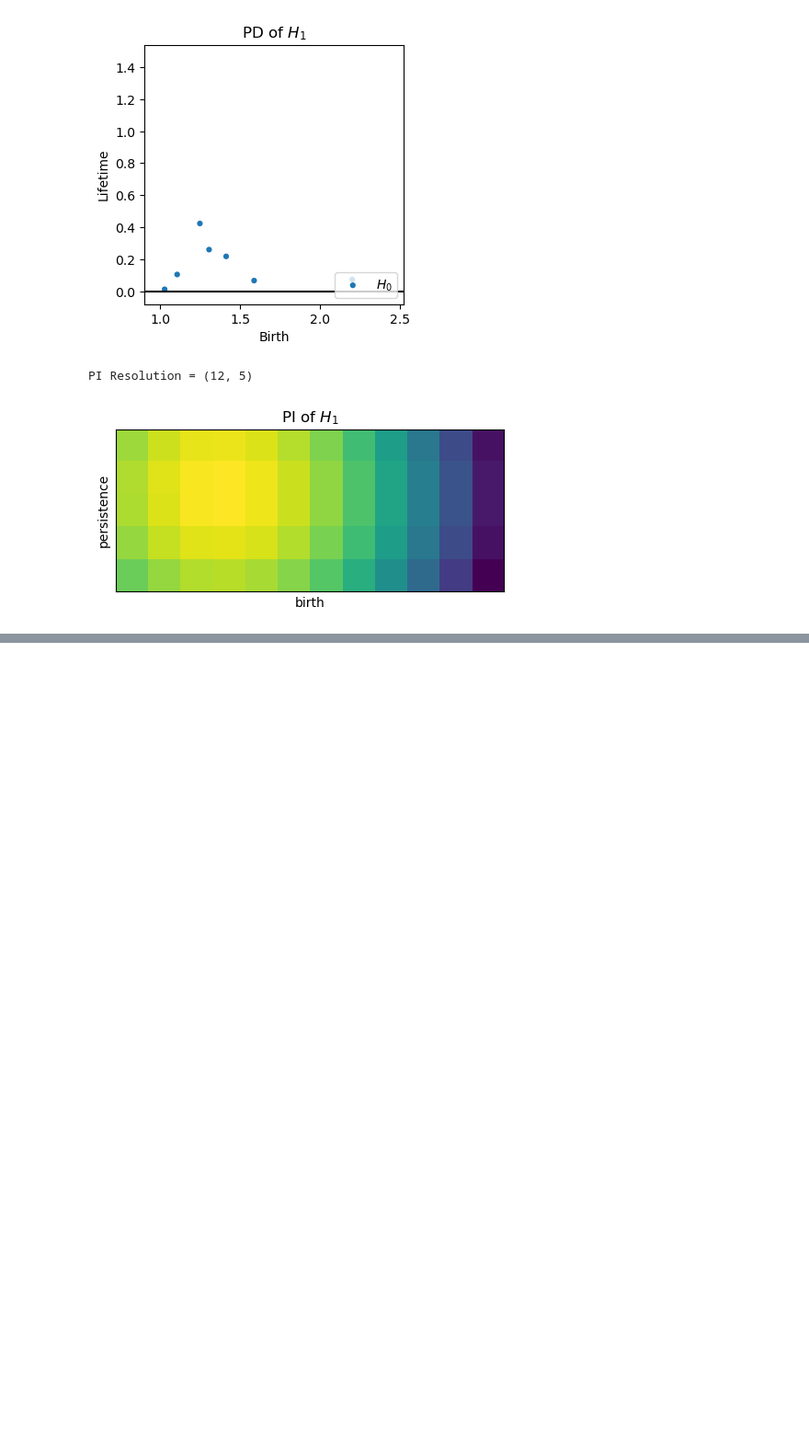
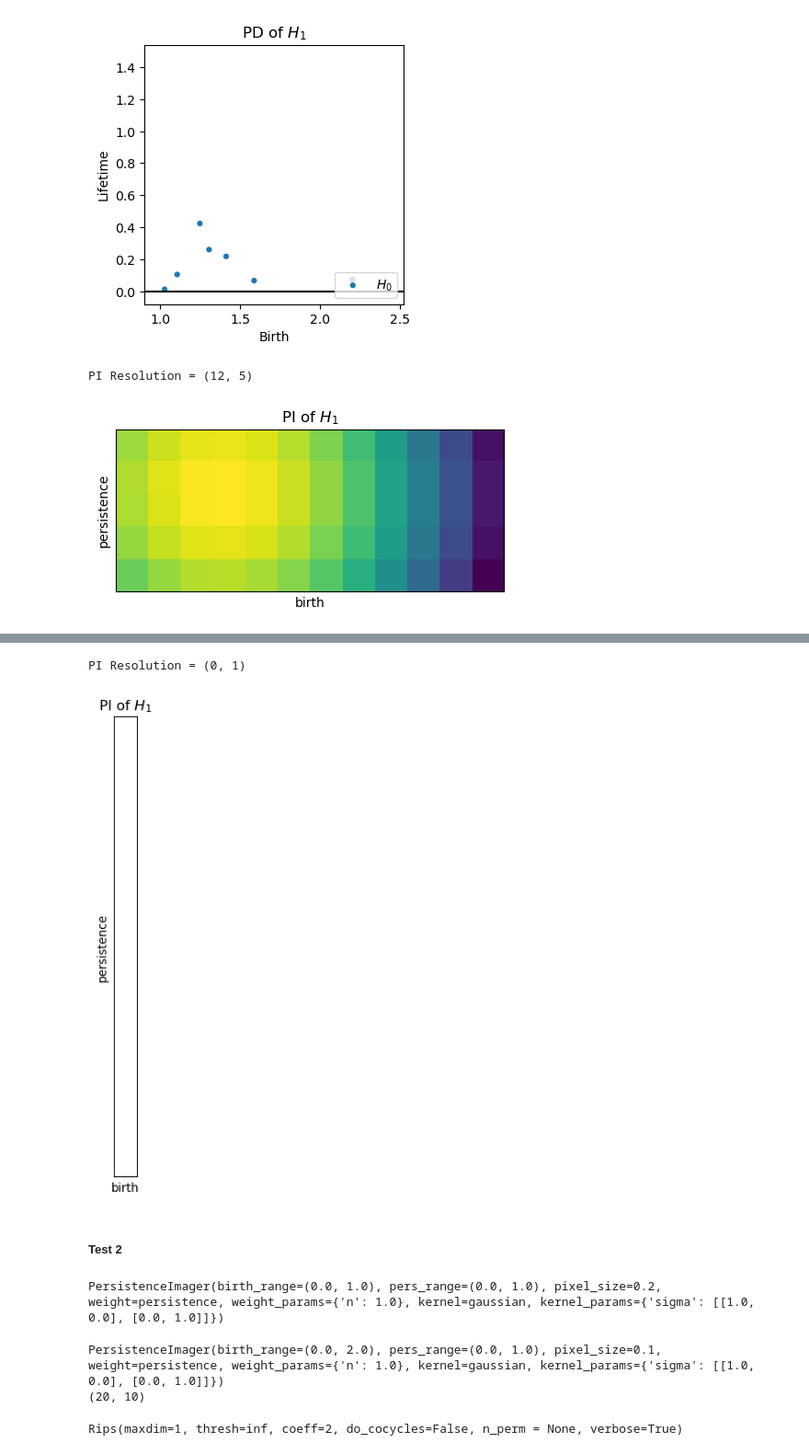
Before and after one commit to hashansl/opioid-risk-modeling, a Jupyter notebook: persistance.ipynb, the cells around one changed output, grey strips where cells are left out. Shown at 92% size. Cells and saved outputs as stored; diff of their text form; code cells hidden in the pictures; blank space fills up the shorter version.

```diff
--- a/persistance.ipynb
+++ b/persistance.ipynb
@@ -306,0 +338,20 @@ plt.show()
+# %%
+# get the data_dgm without the infinite values raw
+dgm_h0_no_inf_ = diagrams_h0[:-1]
+# %%
+pimgr = PersistenceImager(pixel_size=1)
+pimgr.fit(dgm_h0_no_inf_)
+imgs = pimgr.transform(dgm_h0_no_inf_)
+print(f"PI Resolution = {pimgr.resolution}")
+# %% [output]
+PI Resolution = (0, 1)
+# %%
+plt.figure(figsize=(12, 7))
+ax = plt.subplot(121)
+pimgr.plot_image(imgs, ax)
+plt.title("PI of $H_1$")
+plt.show()
+# %% [output]
+[figure, added]
+# %% [markdown]
+#####  Test 2
@@ -306,0 +372,23 @@ plt.show()
+# %%
+# Printing a PersistenceImager() object will print its defining attributes
+pimgr = PersistenceImager(pixel_size=0.2, birth_range=(0,1))
+print(pimgr)
+# %% [output]
+PersistenceImager(birth_range=(0.0, 1.0), pers_range=(0.0, 1.0), pixel_size=0.2, weight=persistence, weight_params={'n': 1.0}, kernel=gaussian, kernel_params={'sigma': [[1.0, 0.0], [0.0, 1.0]]})
+# %%
+# PersistenceImager() attributes can be adjusted at or after instantiation.
+# Updating attributes of a PersistenceImager() object will automatically update all other dependent attributes.
+pimgr.pixel_size = 0.1
+pimgr.birth_range = (0, 2)
+print(pimgr)
+print(pimgr.resolution)
+# %% [output]
+PersistenceImager(birth_range=(0.0, 2.0), pers_range=(0.0, 1.0), pixel_size=0.1, weight=persistence, weight_params={'n': 1.0}, kernel=gaussian, kernel_params={'sigma': [[1.0, 0.0], [0.0, 1.0]]})
+(20, 10)
+# %%
+rips = Rips()
+dgms = rips.fit_transform(data_coordinates)
+H0_dgm = dgms[0]
+H1_dgm = dgms[1]
+# %% [output]
+Rips(maxdim=1, thresh=inf, coeff=2, do_cocycles=False, n_perm = None, verbose=True)
```
Also changed, not shown: parts of 10 cells of this notebook.
